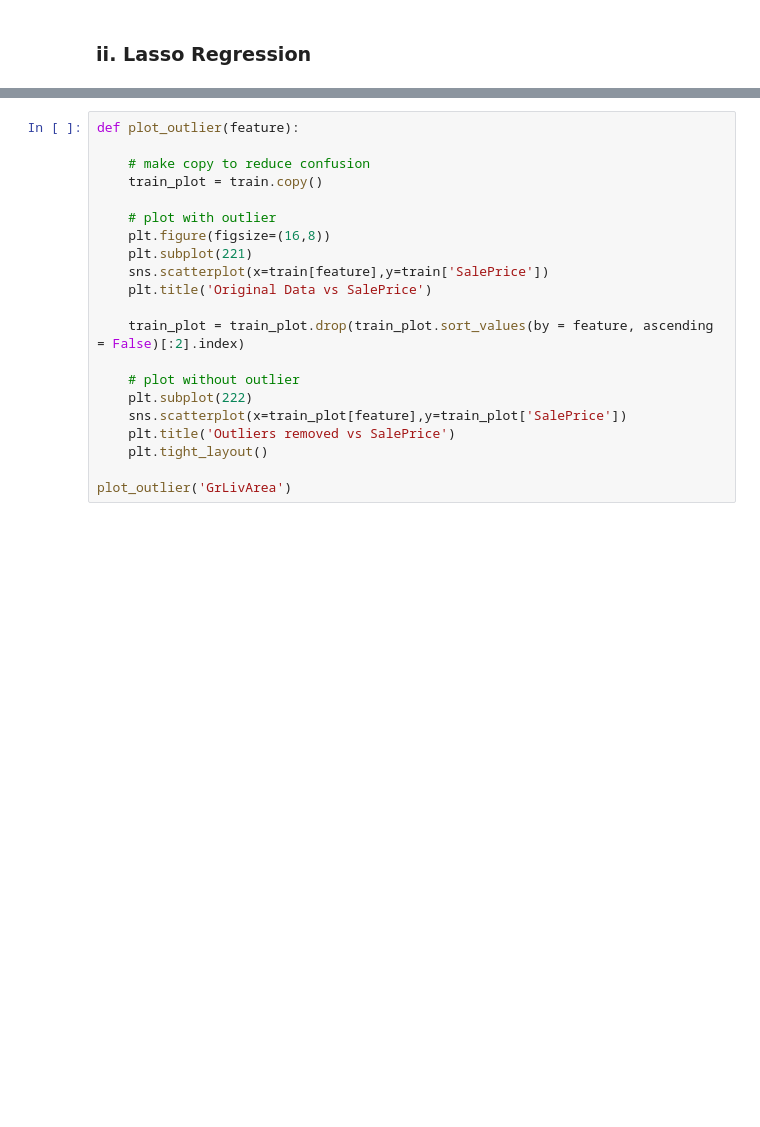
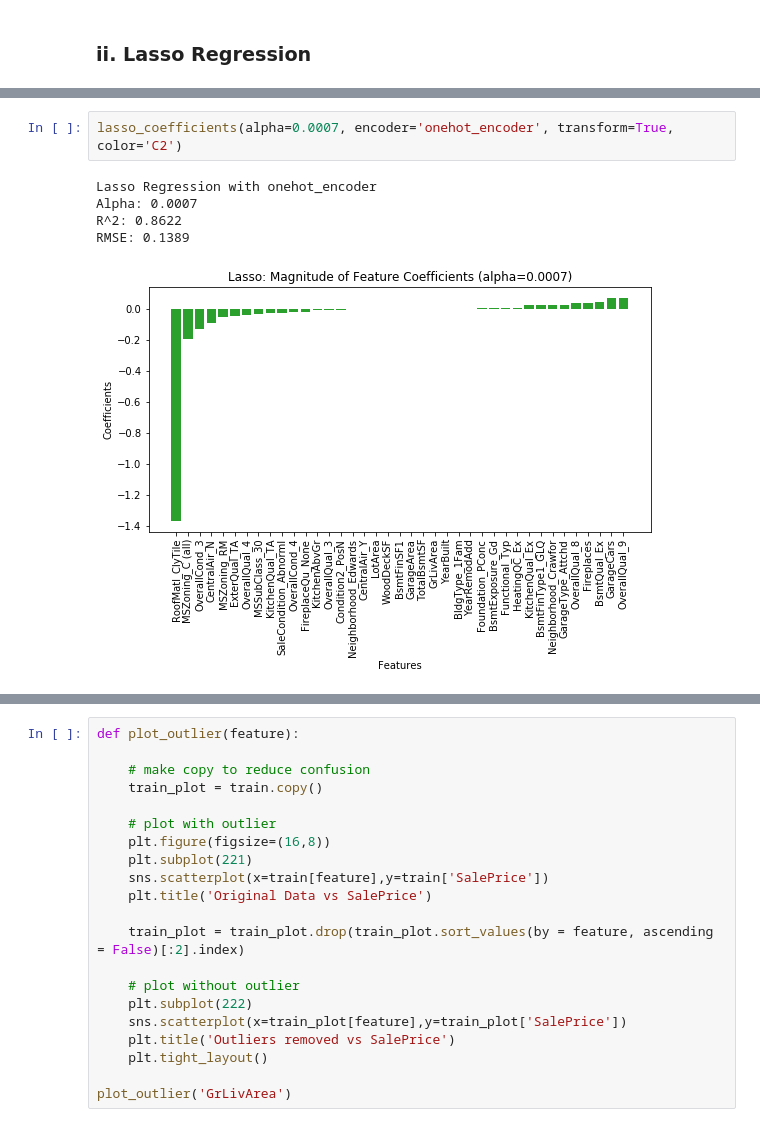
Before and after one commit to rossmaclean27/W207-final-project, a Jupyter notebook: Final-Submission-Fong-MacLean-West.ipynb, the cells around one changed output, grey strips where cells are left out. Cells and saved outputs as stored; diff of their text form; blank space fills up the shorter version.

```diff
--- a/Final-Submission-Fong-MacLean-West.ipynb
+++ b/Final-Submission-Fong-MacLean-West.ipynb
@@ -620,0 +714,8 @@ The distributions have been plotted for all quantitative variables in the traini
+# %%
+lasso_coefficients(alpha=0.0007, encoder='onehot_encoder', transform=True, color='C2')
+# %% [output]
+Lasso Regression with onehot_encoder
+Alpha: 0.0007
+R^2: 0.8622
+RMSE: 0.1389
+[figure, added]
```
Also changed, not shown: parts of 56 cells of this notebook, 1 other file.
